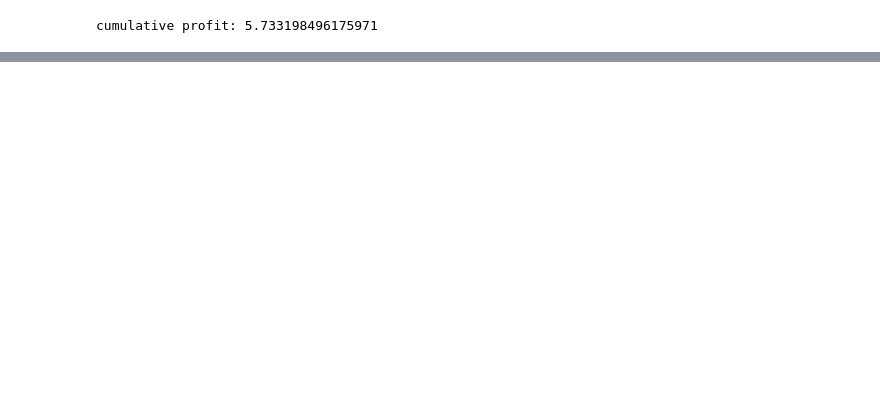
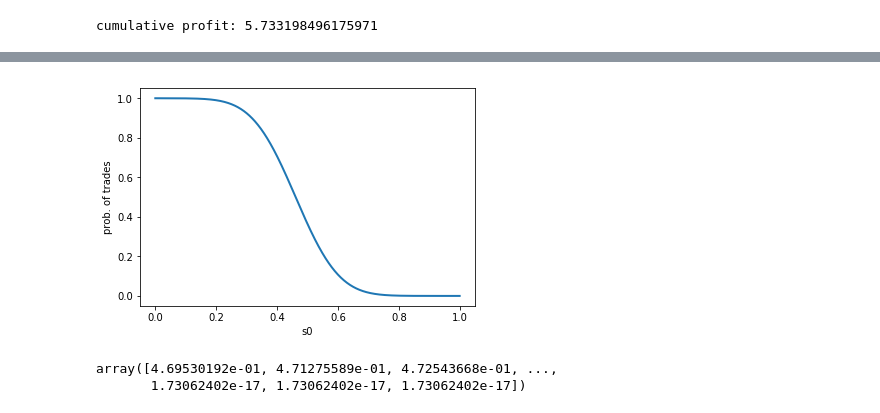
Before and after one commit to thtang/Pair-trading, a Jupyter notebook: src/pair selection.ipynb, the cells around one changed output, grey strips where cells are left out. Saved outputs shown, nothing was run; the diff lists cells and outputs as text; code cells hidden in the pictures; blank space fills up the shorter version.

```diff
--- a/src/pair selection.ipynb
+++ b/src/pair selection.ipynb
@@ -328,0 +327,23 @@ cumulative profit: 5.733198496175971
+# %%
+transition_matrices = [[1, 0], [0, 1]]
+observation_matrices = np.expand_dims(np.vstack([[prices_df["AUD"]], [np.ones(len(prices_df["AUD"]))]]).T, axis=1)
+kf = KalmanFilter(transition_matrices = transition_matrices, observation_matrices = observation_matrices)
+measurements = np.asarray(prices_df["AUD"]).reshape(-1,1)
+kf = kf.em(measurements, n_iter=5)
+(filtered_state_means, filtered_state_covariances) = kf.filter(measurements)
+# (smoothed_state_means, smoothed_state_covariances) = kf.smooth(measurements)
+# %%
+gamma_kalman = filtered_state_means[:,0]
+u_kalman = filtered_state_means[:,1]
+# %%
+dist = GaussianMixture()
+z = prices_df["EUR"] - prices_df["AUD"]*gamma_kalman
+dist.fit(np.array(z).reshape(-1,1))
+S = np.arange(0.0, 1, 0.001)
+prob = 1-norm.cdf(S, loc=z.mean(), scale=dist.covariances_[0][0][0]**0.5)
+line, = plt.plot(S, prob, lw=2)
+plt.ylabel("prob. of trades")
+plt.xlabel("s0")
+plt.show()
+# %% [output]
+[figure, added]
@@ -328,0 +354,5 @@ cumulative profit: 5.733198496175971
+# %%
+u_kalman
+# %% [output]
+array([4.69530192e-01, 4.71275589e-01, 4.72543668e-01, ...,
+       1.73062402e-17, 1.73062402e-17, 1.73062402e-17])
```
Also changed, not shown: parts of 11 cells of this notebook.
